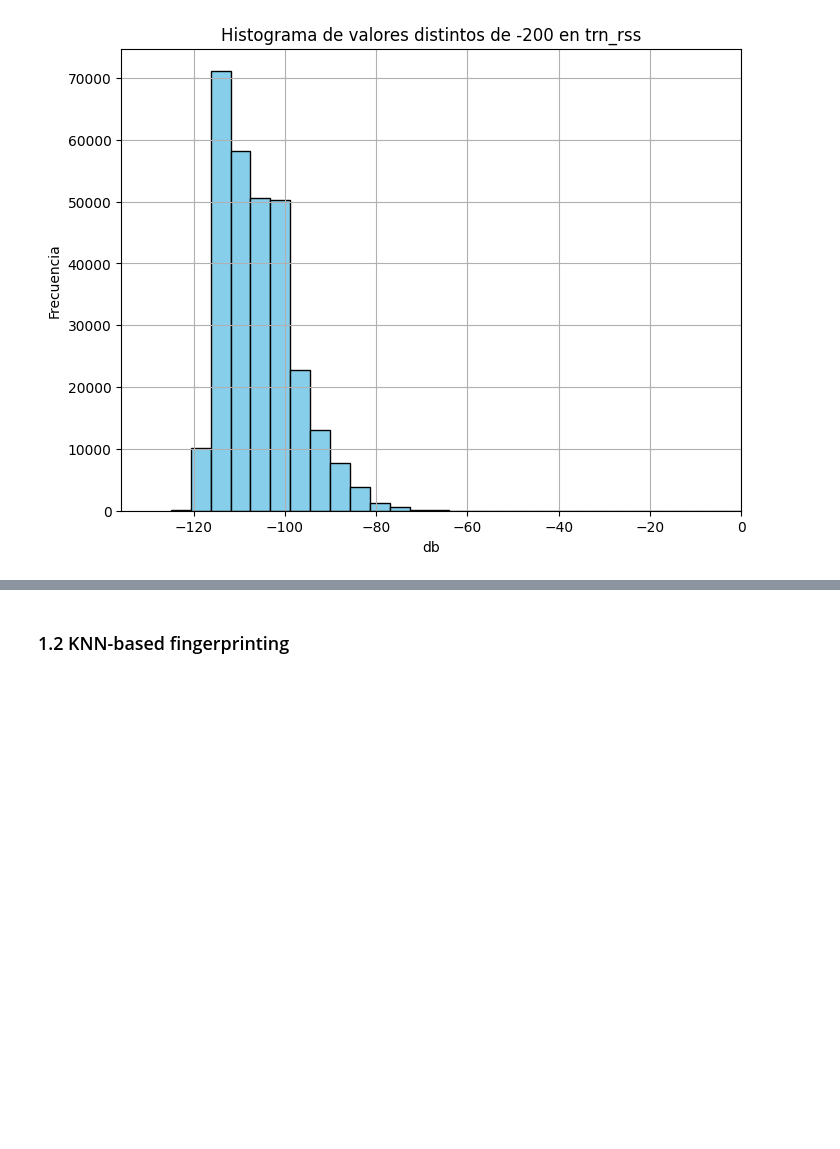
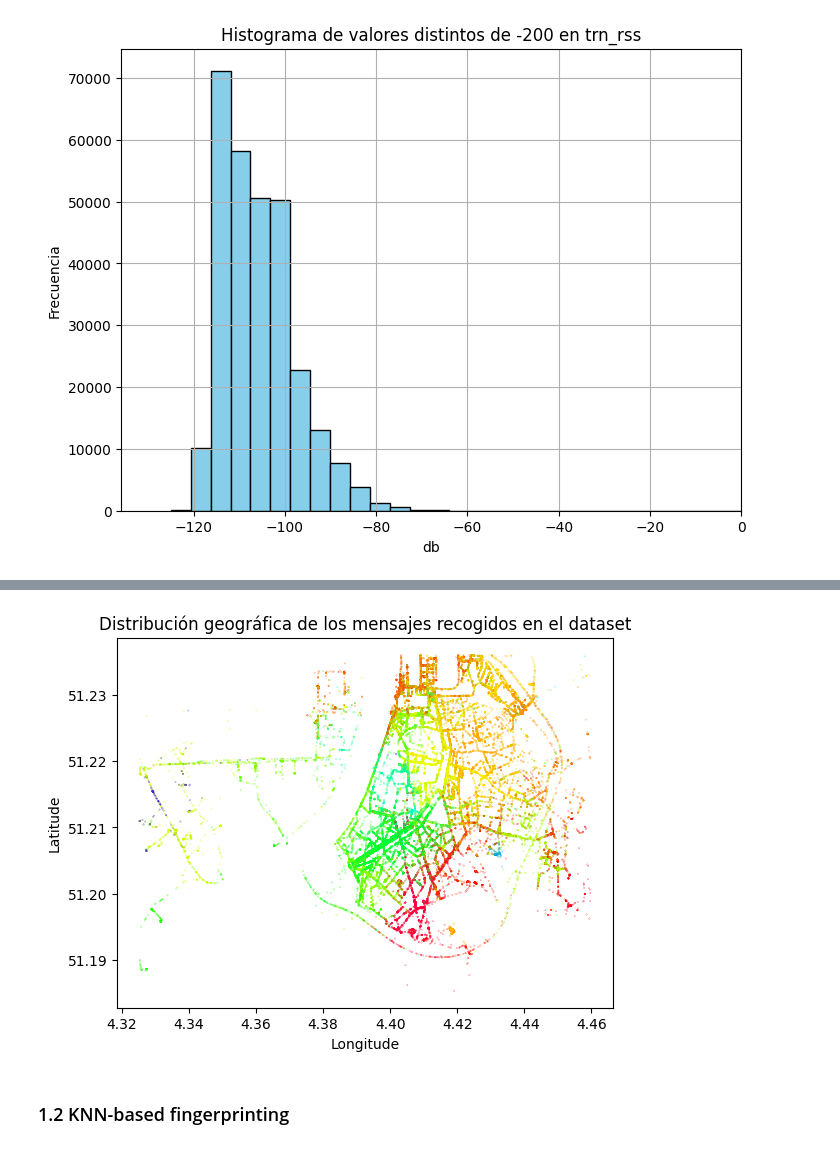
Before and after one commit to ernesto-miguez/UOC, a Jupyter notebook: TFM/Data partitioning strategy.ipynb, the cells around one changed output, grey strips where cells are left out. Drawn from its saved outputs; the diff is of its cells as text; code cells hidden in the pictures; blank space fills up the shorter version.

```diff
--- a/TFM/Data partitioning strategy.ipynb
+++ b/TFM/Data partitioning strategy.ipynb
@@ -91,3 +102,29 @@ plt.show()
+# %%
+file = pd.read_csv('lorawan_antwerp_2019_dataset.csv') # doi 10.5281/zenodo.1212478
+columns = file.columns
+x = file[columns[0:72]]
+x = -abs(x)
+y = file[columns[75:]]
+y_values = y.values
+
+# clustering per closest gateway
+m = pd.DataFrame.idxmax(x,axis=1)
+i = 1
+indexing = dict()
+for col in columns:
+    indexing[col] = i
+    i = i+1
+colors = list()
+for entry in m:
+    colors.append(indexing[entry])
+
+plt.xlabel('Longitude')
+plt.ylabel('Latitude')
+plt.title('Distribución geográfica de los mensajes recogidos en el dataset')
+plt.scatter(y_values[:,1],y_values[:,0],c=colors,s=0.1, marker='.',cmap='hsv')
+plt.show()
+# %% [output]
+[figure, added]
 # %% [markdown]
 ### 1.2 KNN-based fingerprinting
 # %%
```
Also changed, not shown: parts of 1 cell of this notebook.
